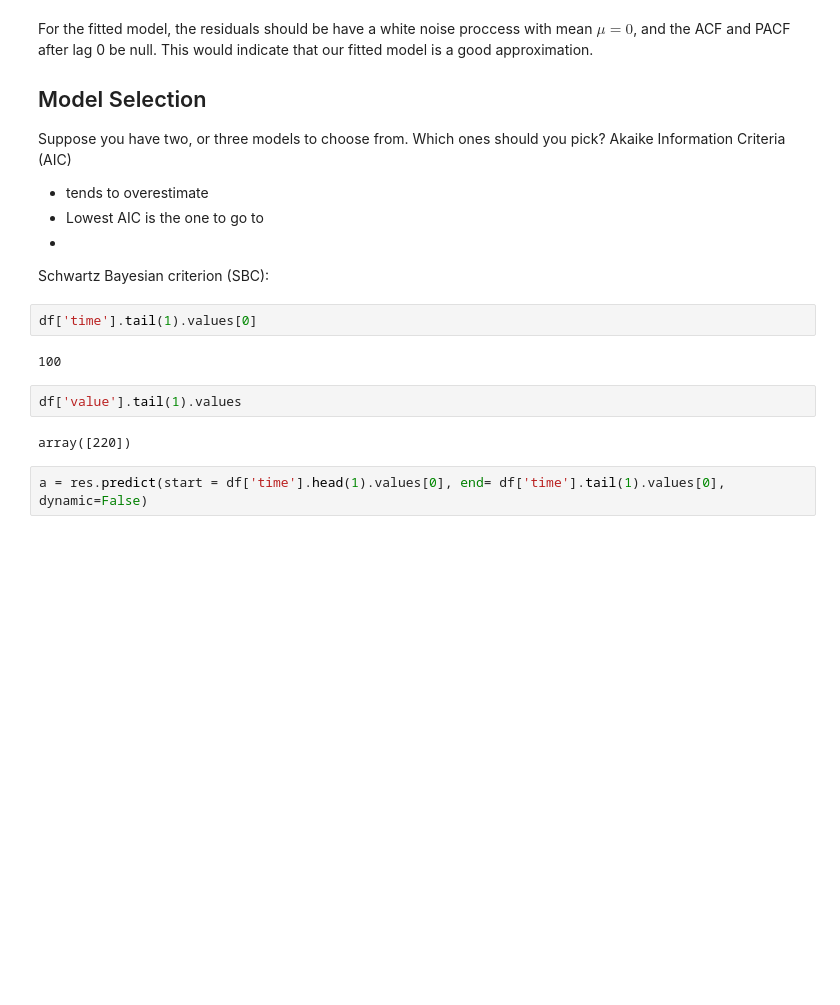
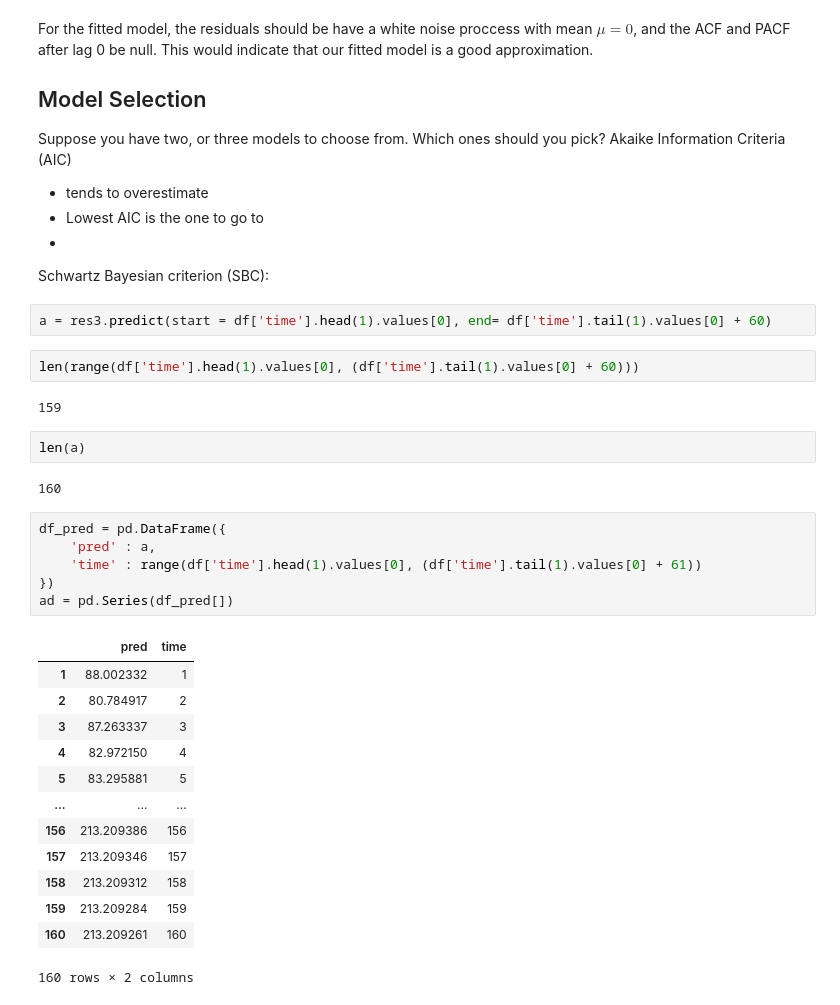
Before and after one commit to dhruv-pandit/ISEG_AEF, a Jupyter notebook: STEM-EAP17/Modelling Time Series - Lecture 6.ipynb, the cells around one changed output. Drawn from its saved outputs; the diff is of its cells as text; blank space fills up the shorter version.

```diff
--- a/STEM-EAP17/Modelling Time Series - Lecture 6.ipynb
+++ b/STEM-EAP17/Modelling Time Series - Lecture 6.ipynb
@@ -124,14 +136,34 @@ Akaike Information Criteria (AIC)
 -
 
 Schwartz Bayesian criterion (SBC):
+# %%
+a = res3.predict(start = df['time'].head(1).values[0], end= df['time'].tail(1).values[0] + 60)
 # %%
-df['time'].tail(1).values[0]
+len(range(df['time'].head(1).values[0], (df['time'].tail(1).values[0] + 60)))
 # %% [output]
-100
+159
-# %%
-df['value'].tail(1).values
-# %% [output]
-array([220])
+# %%
+len(a)
+# %% [output]
+160
 # %%
-a = res.predict(start = df['time'].head(1).values[0], end= df['time'].tail(1).values[0], dynamic=False)
+df_pred = pd.DataFrame({
+    'pred' : a,
+    'time' : range(df['time'].head(1).values[0], (df['time'].tail(1).values[0] + 61))
+})
+ad = pd.Series(df_pred[])
+# %% [output]
+|  | pred | time |
+| 1 | 88.002332 | 1 |
+| 2 | 80.784917 | 2 |
+| 3 | 87.263337 | 3 |
+| 4 | 82.972150 | 4 |
+| 5 | 83.295881 | 5 |
+| ... | ... | ... |
+| 156 | 213.209386 | 156 |
+| 157 | 213.209346 | 157 |
+| 158 | 213.209312 | 158 |
+| 159 | 213.209284 | 159 |
+| 160 | 213.209261 | 160 |
+160 rows × 2 columns
 # %%
```
Also changed, not shown: parts of 7 cells of this notebook, 9 other files.
